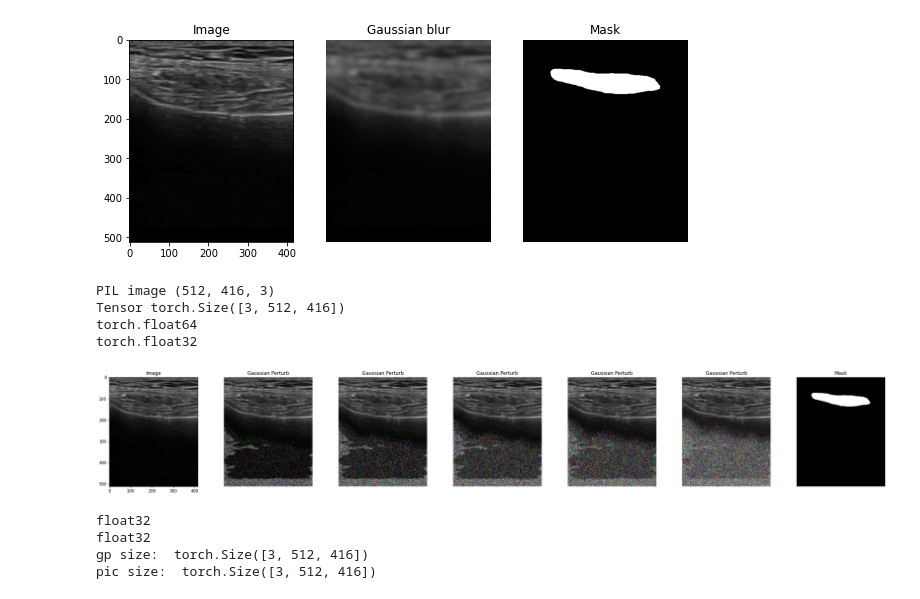
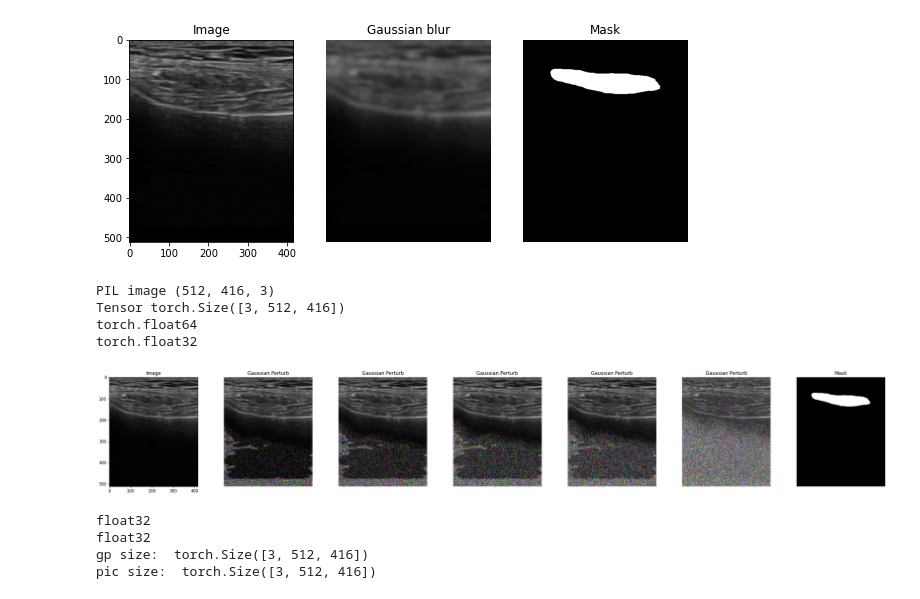
Before and after one commit to DongDong500/CPNKDv2, a Jupyter notebook: pallete_trans.ipynb, the cells around one changed output. Drawn from its saved outputs; the diff is of its cells as text; code cells hidden in the pictures.

```diff
--- a/pallete_trans.ipynb
+++ b/pallete_trans.ipynb
@@ -60,35 +60,35 @@ pic, lbl = ext_trans[0](img, ma)
 pic, lbl = ext_trans[1](pic, lbl)
 
 gp = np.random.normal(0, 2, np.shape(pic.numpy()))
 
 print('Tensor', pic.size())
 torch.from_numpy(gp).size()
 
 tmp = pic + torch.from_numpy(gp)
 print(tmp.dtype)
 print(pic.dtype)
 
 tmp1, lbl = et.GaussianPerturb(std=0.05)(pic, lbl)
 tmp2, lbl = et.GaussianPerturb(std=0.07)(pic, lbl)
 tmp3, lbl = et.GaussianPerturb(std=0.09)(pic, lbl)
 tmp4, lbl = et.GaussianPerturb(std=0.11)(pic, lbl)
-tmp5, lbl = et.GaussianPerturb(std=0.2)(pic, lbl)
+tmp5, lbl = et.GaussianPerturb(std=0.5)(pic, lbl)
 
 plt.figure(figsize=(35, 5))
 plt.subplot(171), plt.imshow(img, cmap='gray'), plt.title('Image')
 plt.subplot(172), plt.imshow(genImage(tmp1), cmap='gray'), plt.title('Gaussian Perturb'), plt.axis('off')
 plt.subplot(173), plt.imshow(genImage(tmp2), cmap='gray'), plt.title('Gaussian Perturb'), plt.axis('off')
 plt.subplot(174), plt.imshow(genImage(tmp3), cmap='gray'), plt.title('Gaussian Perturb'), plt.axis('off')
 plt.subplot(175), plt.imshow(genImage(tmp4), cmap='gray'), plt.title('Gaussian Perturb'), plt.axis('off')
 plt.subplot(176), plt.imshow(genImage(tmp5), cmap='gray'), plt.title('Gaussian Perturb'), plt.axis('off')
 plt.subplot(177), plt.imshow(lbl, cmap='gray'), plt.title('Mask'), plt.axis('off')
 plt.show()
 # %% [output]
 PIL image (512, 416, 3)
 Tensor torch.Size([3, 512, 416])
 torch.float64
 torch.float32
-[figure, old version]
+[figure, new version]
 # %%
 pic, lbl = ext_trans[0](img, ma)
 pic, lbl = ext_trans[1](pic, lbl)
```
Also changed, not shown: parts of 1 cell of this notebook, 2 other files.
